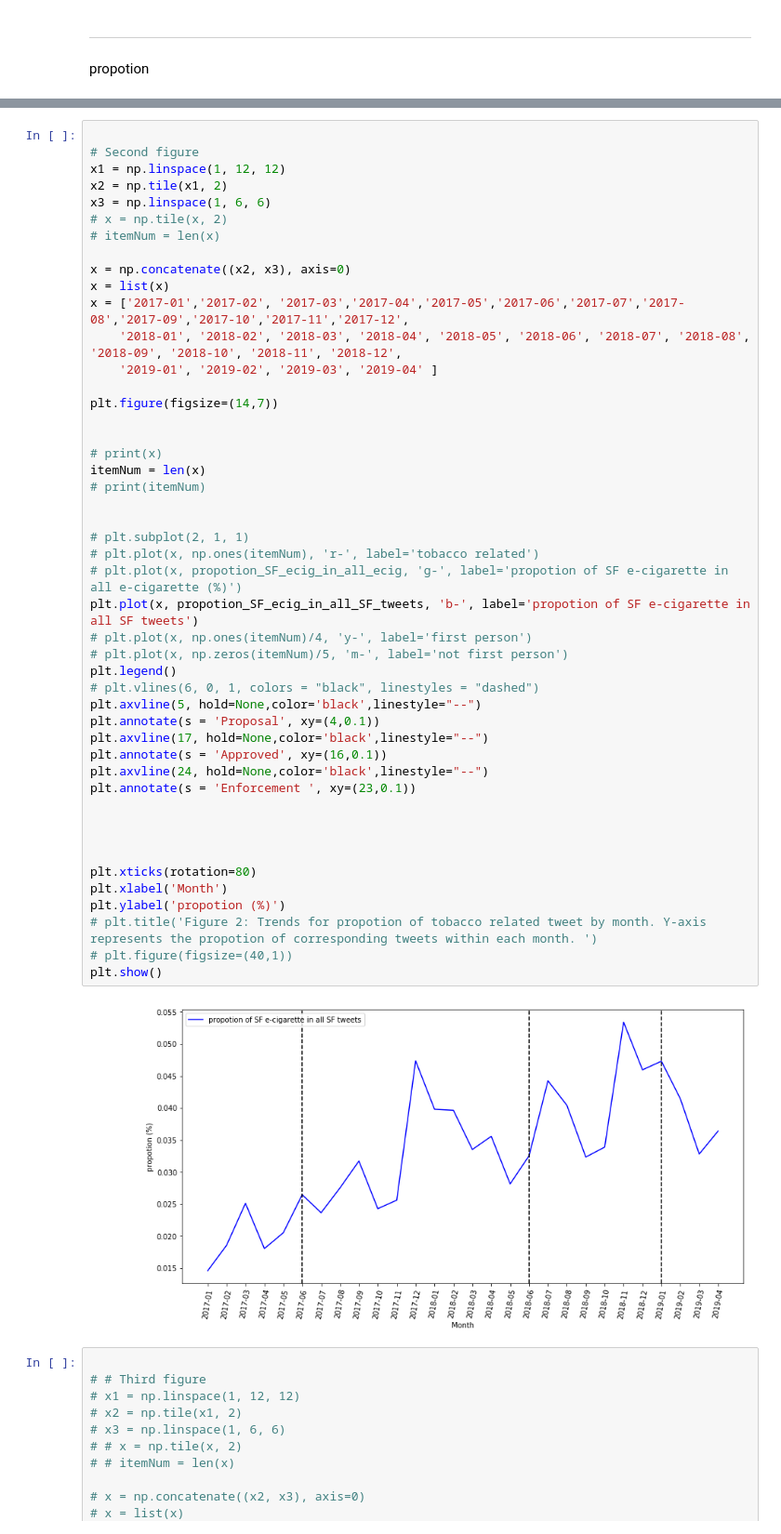
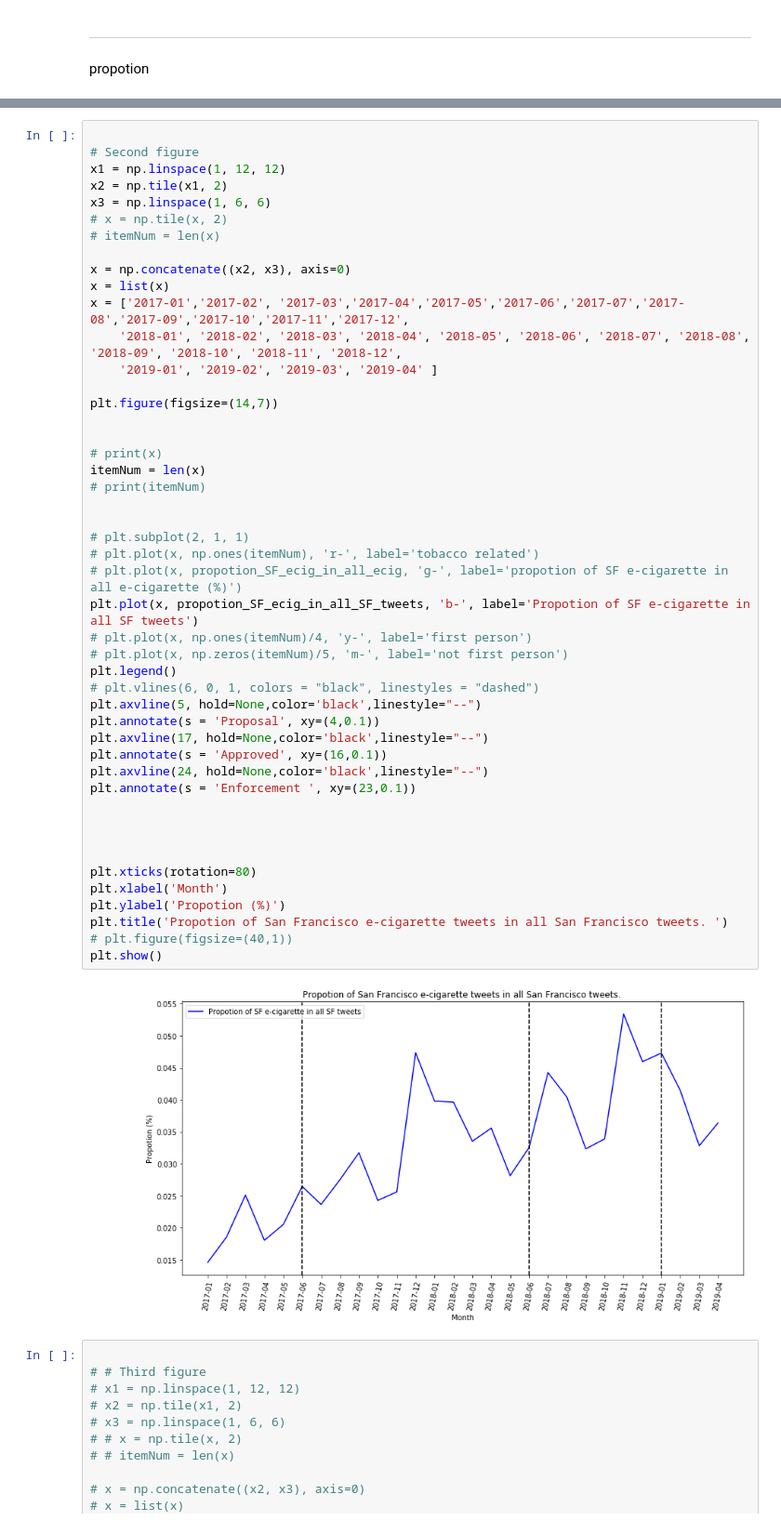
Before and after one commit to meettyj/Tobacco-on-Twitter, a Jupyter notebook: Analysis/figure_with_data.ipynb, the cells around one changed output, grey strips where cells are left out. Shown at 93% size. Saved outputs shown, nothing was run; the diff lists cells and outputs as text.

```diff
--- a/Analysis/figure_with_data.ipynb
+++ b/Analysis/figure_with_data.ipynb
@@ -489,37 +493,37 @@ x = ['2017-01','2017-02', '2017-03','2017-04','2017-05','2017-06','2017-07','201
 plt.figure(figsize=(14,7))
 
 
 # print(x)
 itemNum = len(x)
 # print(itemNum)
 
 
 # plt.subplot(2, 1, 1)
 # plt.plot(x, np.ones(itemNum), 'r-', label='tobacco related')
 # plt.plot(x, propotion_SF_ecig_in_all_ecig, 'g-', label='propotion of SF e-cigarette in all e-cigarette (%)')
-plt.plot(x, propotion_SF_ecig_in_all_SF_tweets, 'b-', label='propotion of SF e-cigarette in all SF tweets')
+plt.plot(x, propotion_SF_ecig_in_all_SF_tweets, 'b-', label='Propotion of SF e-cigarette in all SF tweets')
 # plt.plot(x, np.ones(itemNum)/4, 'y-', label='first person')
 # plt.plot(x, np.zeros(itemNum)/5, 'm-', label='not first person')
 plt.legend()
 # plt.vlines(6, 0, 1, colors = "black", linestyles = "dashed")
 plt.axvline(5, hold=None,color='black',linestyle="--")
 plt.annotate(s = 'Proposal', xy=(4,0.1))
 plt.axvline(17, hold=None,color='black',linestyle="--")
 plt.annotate(s = 'Approved', xy=(16,0.1))
 plt.axvline(24, hold=None,color='black',linestyle="--")
 plt.annotate(s = 'Enforcement ', xy=(23,0.1))
 
 
 
 
 plt.xticks(rotation=80)
 plt.xlabel('Month')
-plt.ylabel('propotion (%)')
-# plt.title('Figure 2: Trends for propotion of tobacco related tweet by month. Y-axis represents the propotion of corresponding tweets within each month. ')
+plt.ylabel('Propotion (%)')
+plt.title('Propotion of San Francisco e-cigarette tweets in all San Francisco tweets. ')
 # plt.figure(figsize=(40,1))
 plt.show()
 # %% [output]
-[figure, old version]
+[figure, new version]
 # %%
 
 # # Third figure
```
Also changed, not shown: parts of 8 cells of this notebook.
